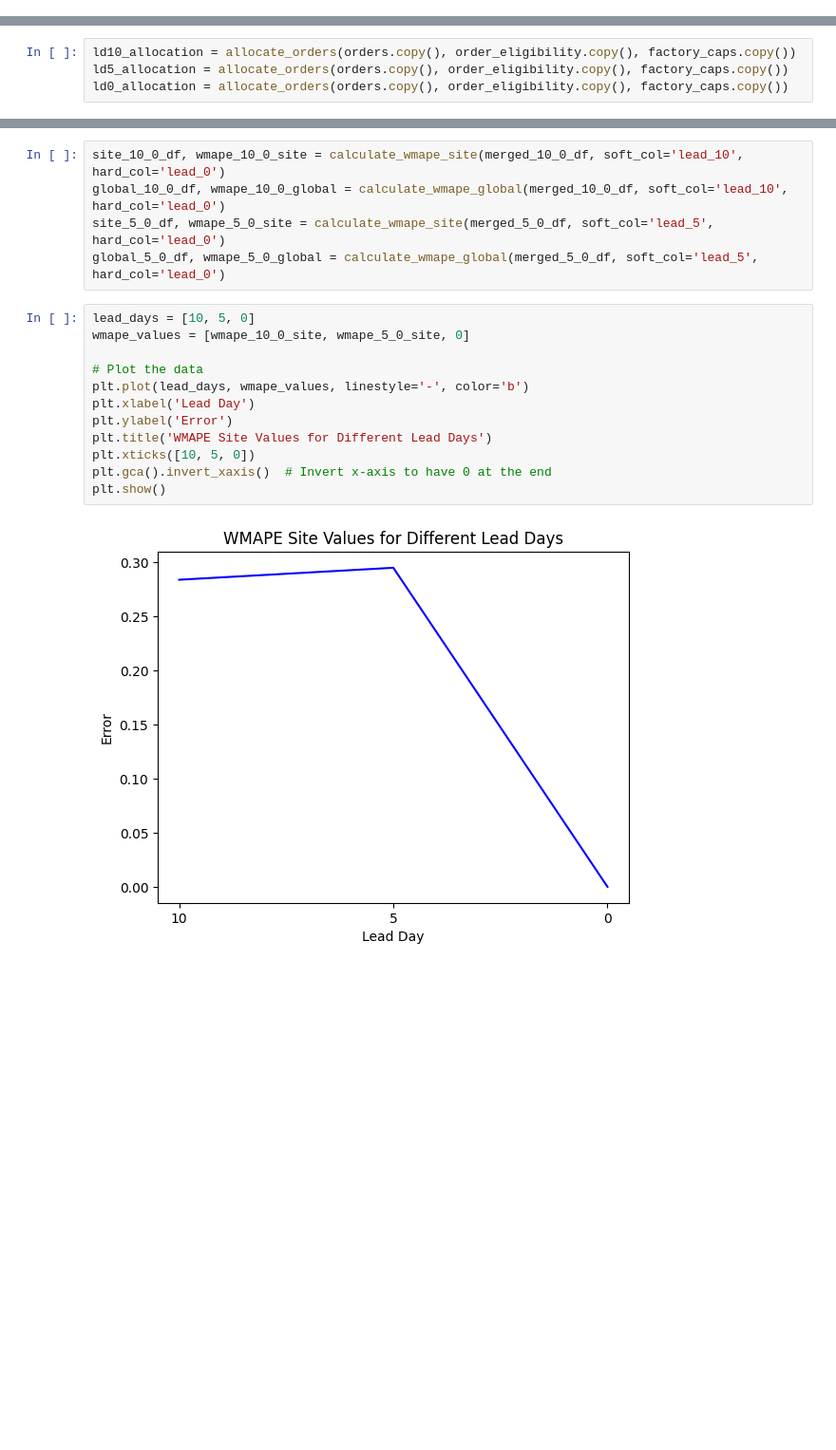
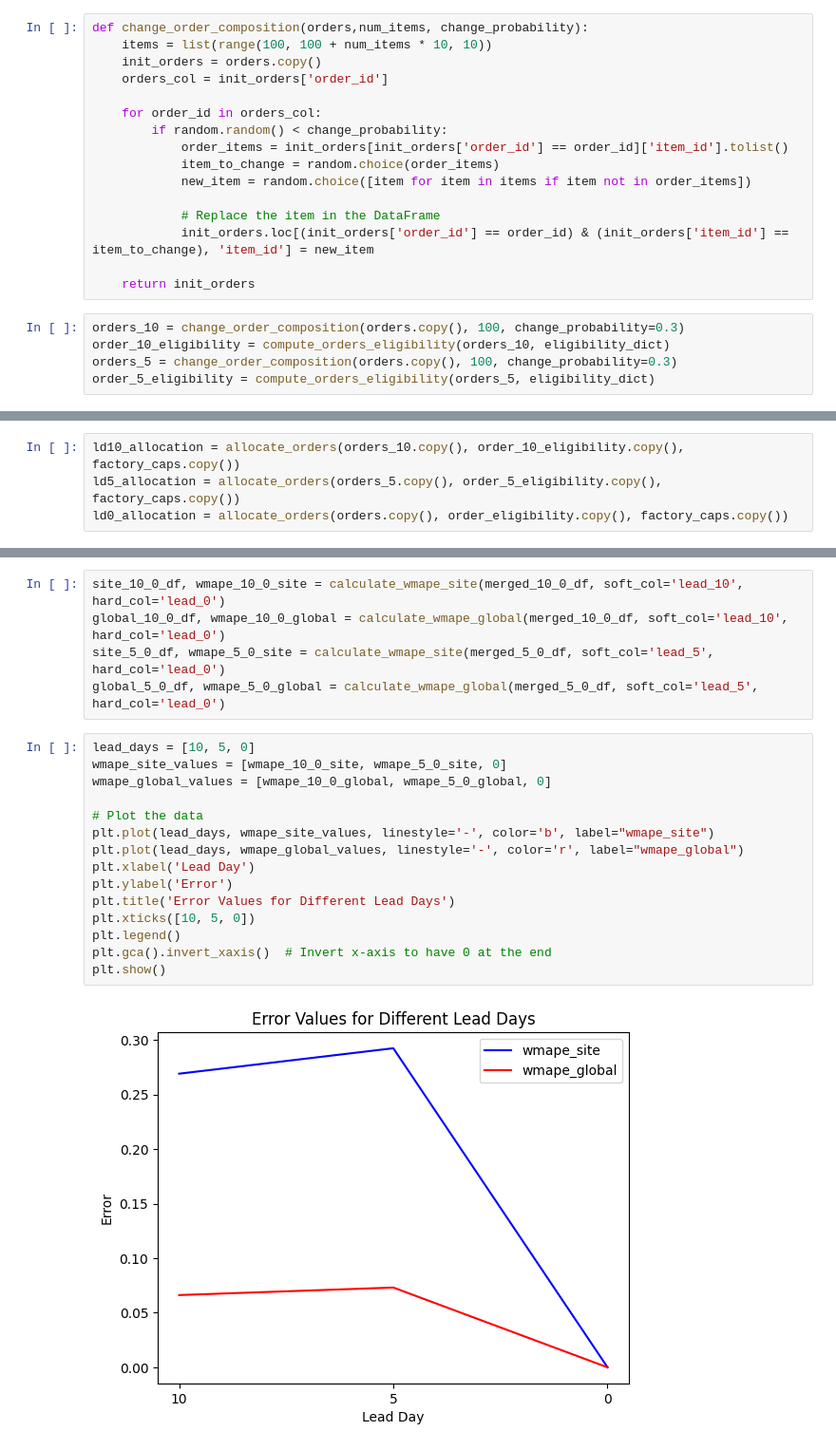
Before and after one commit to SirwaniViren/MSc-Gousto-Project, a Jupyter notebook: initial_framework_v3.ipynb, the cells around one changed output, grey strips where cells are left out. Shown: that part at 95% size. Saved outputs shown, nothing was run; the diff lists cells and outputs as text; blank space fills up the shorter version.

Commit message:
temporary fix to global wmape

```diff
--- a/initial_framework_v3.ipynb
+++ b/initial_framework_v3.ipynb
@@ -128,3 +128,24 @@ print(order_eligibility.head())
+# %%
+def change_order_composition(orders,num_items, change_probability):
+    items = list(range(100, 100 + num_items * 10, 10))
+    init_orders = orders.copy()
+    orders_col = init_orders['order_id']
+
+    for order_id in orders_col:
+        if random.random() < change_probability:
+            order_items = init_orders[init_orders['order_id'] == order_id]['item_id'].tolist()
+            item_to_change = random.choice(order_items)
+            new_item = random.choice([item for item in items if item not in order_items])
+
+            # Replace the item in the DataFrame
+            init_orders.loc[(init_orders['order_id'] == order_id) & (init_orders['item_id'] == item_to_change), 'item_id'] = new_item
+
+    return init_orders
+# %%
+orders_10 = change_order_composition(orders.copy(), 100, change_probability=0.3)
+order_10_eligibility = compute_orders_eligibility(orders_10, eligibility_dict)
+orders_5 = change_order_composition(orders.copy(), 100, change_probability=0.3)
+order_5_eligibility = compute_orders_eligibility(orders_5, eligibility_dict)
 # %%
 def allocate_orders(allocated_orders, allocated_order_eligibility, allocated_factory_caps):
 
@@ -165,8 +186,8 @@ def allocate_orders(allocated_orders, allocated_order_eligibility, allocated_fac
 
     return allocated_orders
 # %%
-ld10_allocation = allocate_orders(orders.copy(), order_eligibility.copy(), factory_caps.copy())
-ld5_allocation = allocate_orders(orders.copy(), order_eligibility.copy(), factory_caps.copy())
+ld10_allocation = allocate_orders(orders_10.copy(), order_10_eligibility.copy(), factory_caps.copy())
+ld5_allocation = allocate_orders(orders_5.copy(), order_5_eligibility.copy(), factory_caps.copy())
 ld0_allocation = allocate_orders(orders.copy(), order_eligibility.copy(), factory_caps.copy())
 # %%
 def aggregate_items(allocated_orders_df, day):
@@ -225,15 +246,18 @@ site_5_0_df, wmape_5_0_site = calculate_wmape_site(merged_5_0_df, soft_col='lead
 global_5_0_df, wmape_5_0_global = calculate_wmape_global(merged_5_0_df, soft_col='lead_5', hard_col='lead_0')
 # %%
 lead_days = [10, 5, 0]
-wmape_values = [wmape_10_0_site, wmape_5_0_site, 0]
+wmape_site_values = [wmape_10_0_site, wmape_5_0_site, 0]
+wmape_global_values = [wmape_10_0_global, wmape_5_0_global, 0]
 
 # Plot the data
-plt.plot(lead_days, wmape_values, linestyle='-', color='b')
+plt.plot(lead_days, wmape_site_values, linestyle='-', color='b', label="wmape_site")
+plt.plot(lead_days, wmape_global_values, linestyle='-', color='r', label="wmape_global")
 plt.xlabel('Lead Day')
 plt.ylabel('Error')
-plt.title('WMAPE Site Values for Different Lead Days')
+plt.title('Error Values for Different Lead Days')
 plt.xticks([10, 5, 0])
+plt.legend()
 plt.gca().invert_xaxis()  # Invert x-axis to have 0 at the end
 plt.show()
 # %% [output]
-[figure, old version]
+[figure, new version]
```
Also changed, not shown: parts of 1 cell of this notebook.
